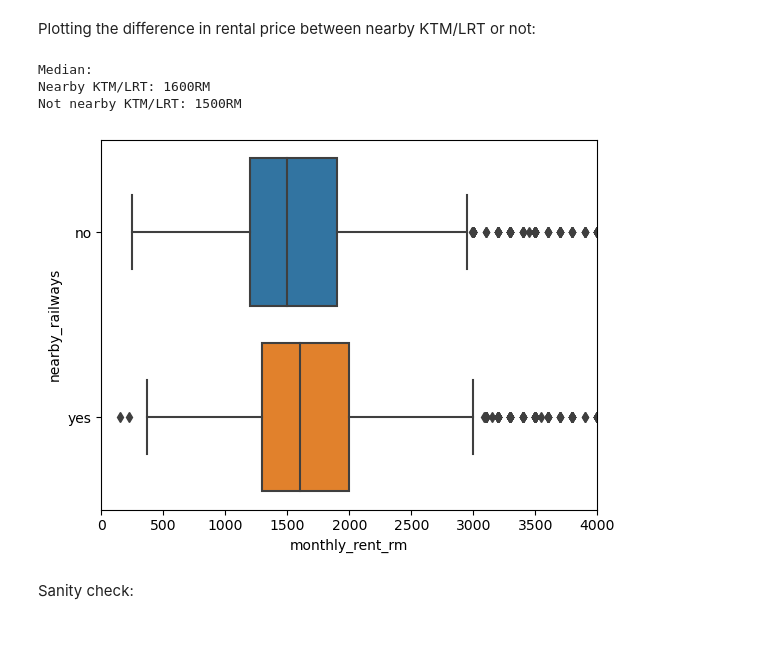
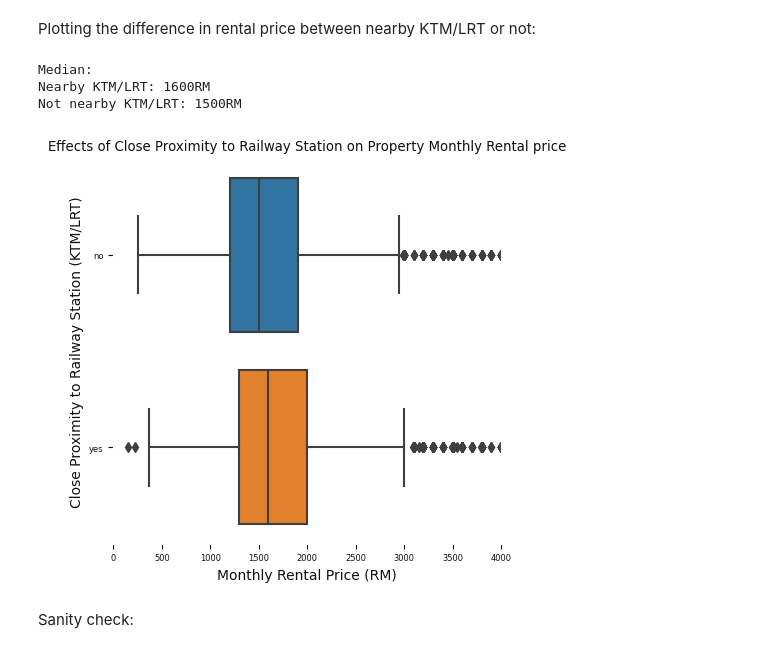
Before and after one commit to Ybzach/rental-prediction, a Jupyter notebook: model.ipynb, the cells around one changed output. Saved outputs shown, nothing was run; the diff lists cells and outputs as text; code cells hidden in the pictures.

```diff
--- a/model.ipynb
+++ b/model.ipynb
@@ -379,21 +379,24 @@ df.head()
 Plotting the difference in rental price between nearby KTM/LRT or not:
 # %%
 sns.boxplot(data=df, x='monthly_rent_rm', y='nearby_railways')
+plt.title('Effects of Close Proximity to Railway Station on Property Monthly Rental price')
+plt.ylabel('Close Proximity to Railway Station (KTM/LRT)')
+plt.xlabel('Monthly Rental Price (RM)')
 plt.xlim(0,4000);
 
 near_ktmlrt = df.query(" nearby_railways == 'yes' ")
 not_near_ktmlrt = df.query(" nearby_railways == 'no' ")
 
 print(f"""
 Median:
 Nearby KTM/LRT: {near_ktmlrt.monthly_rent_rm.median():.0f}RM
 Not nearby KTM/LRT: {not_near_ktmlrt.monthly_rent_rm.median():.0f}RM
       """)
 # %% [output]
 Median:
 Nearby KTM/LRT: 1600RM
 Not nearby KTM/LRT: 1500RM
-[figure, old version]
+[figure, new version]
 # %% [markdown]
 Sanity check:
 # %%
```
Also changed, not shown: parts of 11 cells of this notebook.
